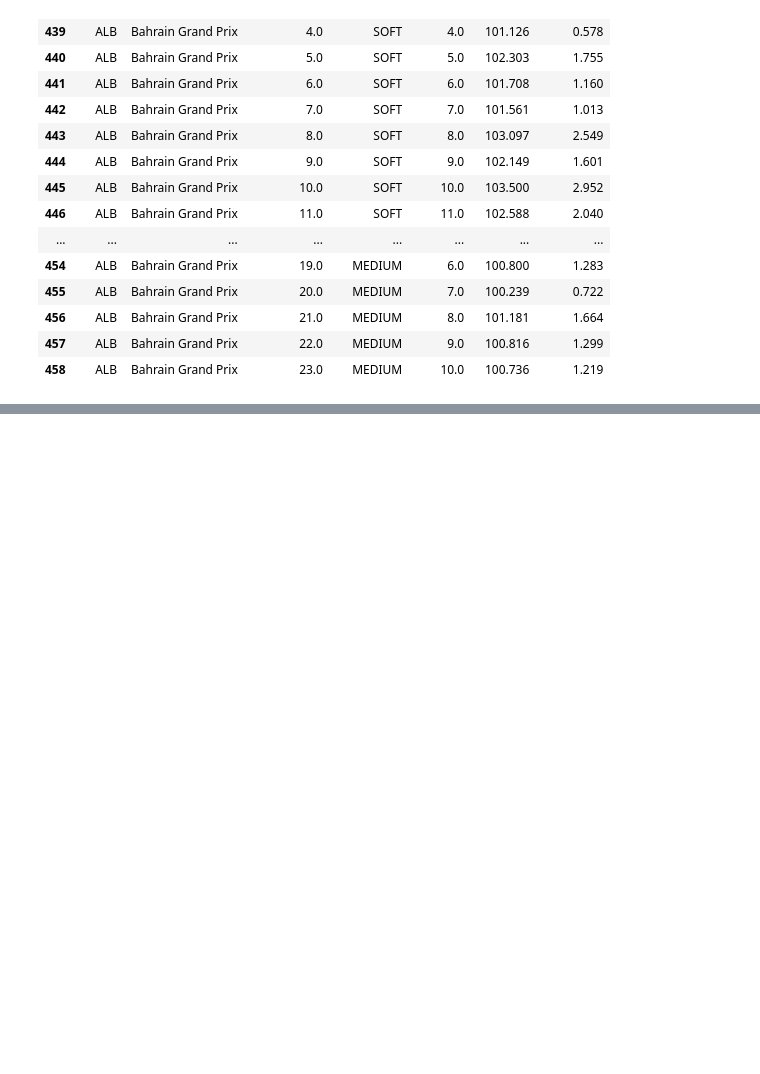
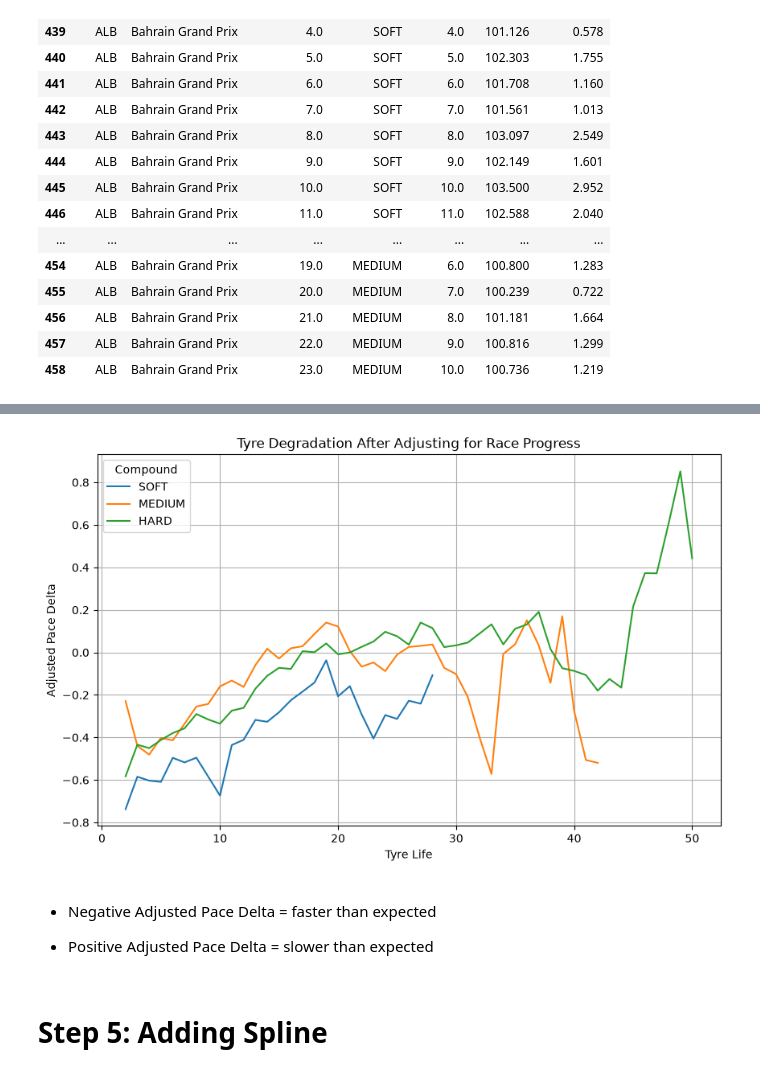
Before and after one commit to Sami-Krothapalli/F1-Tire-Degradation-Analysis, a Jupyter notebook: f1_tyre_degradation.ipynb, the cells around one changed output, grey strips where cells are left out. Cells and saved outputs as stored; diff of their text form; code cells hidden in the pictures; blank space fills up the shorter version.

```diff
--- a/f1_tyre_degradation.ipynb
+++ b/f1_tyre_degradation.ipynb
@@ -122,0 +243,11 @@ clean_laps[["Driver", "GP", "LapNumber", "Compound", "TyreLife", "LapTime", "Pac
+# %%
+import statsmodels.formula.api as smf
+
+fuel_model = smf.ols(
+    "LapTime ~ LapNumber + C(Driver) + C(GP) + C(Year)",
+    data=clean_laps_reliable
+).fit()
+
+clean_laps_reliable["PaceDelta_Adjusted"] = fuel_model.resid
+
+clean_laps_reliable[["LapTime", "LapNumber", "TyreLife", "Compound", "PaceDelta_Adjusted"]].head()
@@ -122,0 +261,25 @@ clean_laps[["Driver", "GP", "LapNumber", "Compound", "TyreLife", "LapTime", "Pac
+# %%
+plt.figure(figsize=(10, 6))
+
+sns.lineplot(
+    data=clean_laps_reliable,
+    x="TyreLife",
+    y="PaceDelta_Adjusted",
+    hue="Compound",
+    estimator="median",
+    errorbar=None
+)
+
+plt.title("Tyre Degradation After Adjusting for Race Progress")
+plt.xlabel("Tyre Life")
+plt.ylabel("Adjusted Pace Delta")
+plt.grid(True)
+plt.show()
+# %% [output]
+[figure, added]
+# %% [markdown]
+- Negative Adjusted Pace Delta = faster than expected
+
+- Positive Adjusted Pace Delta = slower than expected
+# %% [markdown]
+# Step 5: Adding Spline
```
Also changed, not shown: parts of 14 cells of this notebook.
